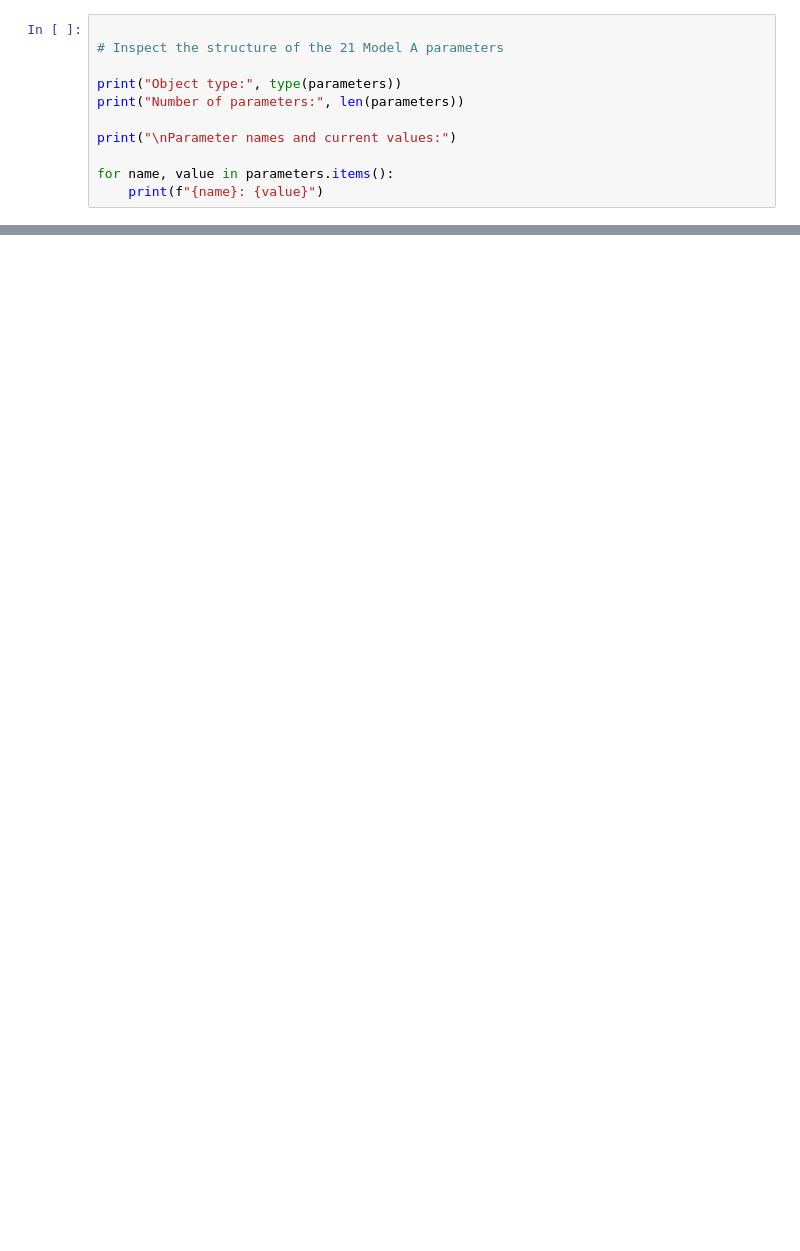
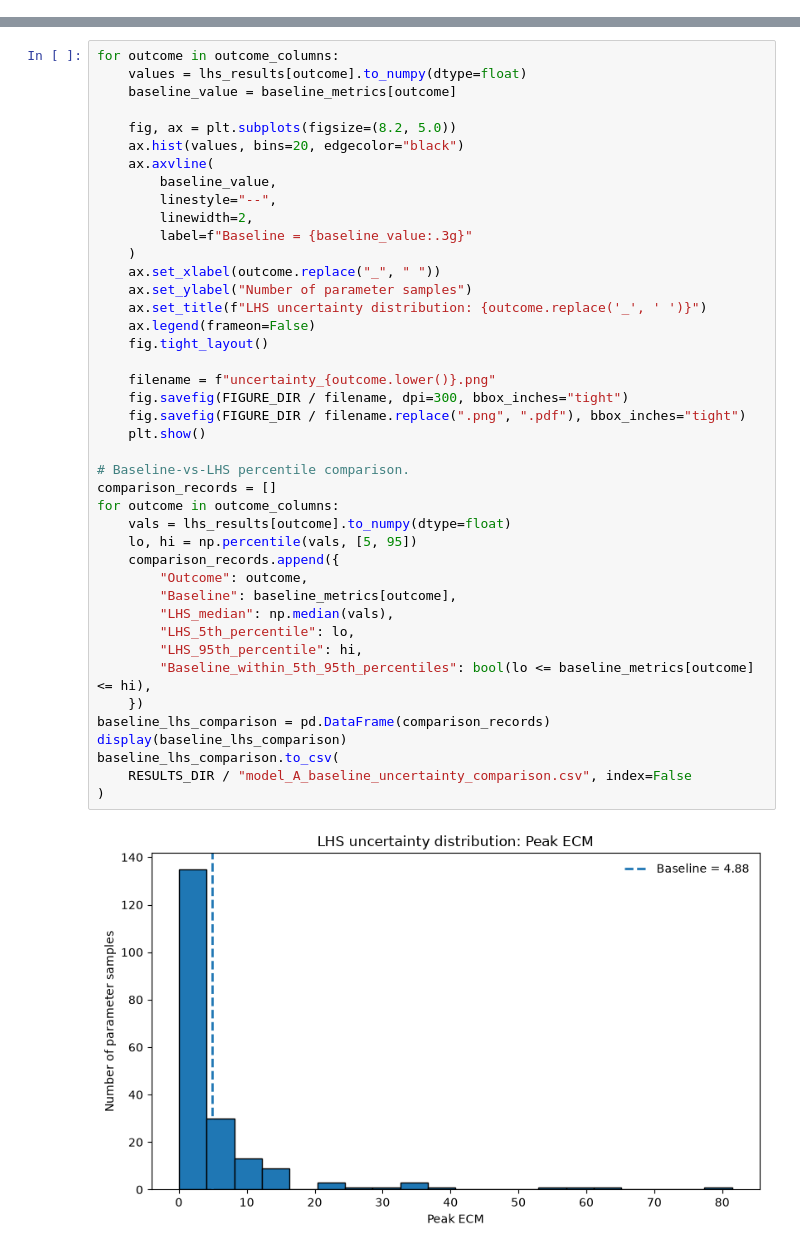
Before and after one commit to frifaldy-byte/crohns-fibrostenosis-ode-model, a Jupyter notebook: 01_model_setup.ipynb, the cells around one changed output, grey strips where cells are left out. Drawn from its saved outputs; the diff is of its cells as text; blank space fills up the shorter version.

Commit message:
Update ODE simulations, fix NumPy compatibility, and save figures

```diff
--- a/01_model_setup.ipynb
+++ b/01_model_setup.ipynb
@@ -2126,11 +0,0 @@ The objective is to distinguish experimentally supported quantities from derived
-# %%
-
-# Inspect the structure of the 21 Model A parameters
-
-print("Object type:", type(parameters))
-print("Number of parameters:", len(parameters))
-
-print("\nParameter names and current values:")
-
-for name, value in parameters.items():
-    print(f"{name}: {value}")
@@ -7465,0 +618,44 @@ Output directory: /workspaces/crohns-fibrostenosis-ode-model/figures
+# %%
+for outcome in outcome_columns:
+    values = lhs_results[outcome].to_numpy(dtype=float)
+    baseline_value = baseline_metrics[outcome]
+
+    fig, ax = plt.subplots(figsize=(8.2, 5.0))
+    ax.hist(values, bins=20, edgecolor="black")
+    ax.axvline(
+        baseline_value,
+        linestyle="--",
+        linewidth=2,
+        label=f"Baseline = {baseline_value:.3g}"
+    )
+    ax.set_xlabel(outcome.replace("_", " "))
+    ax.set_ylabel("Number of parameter samples")
+    ax.set_title(f"LHS uncertainty distribution: {outcome.replace('_', ' ')}")
+    ax.legend(frameon=False)
+    fig.tight_layout()
+
+    filename = f"uncertainty_{outcome.lower()}.png"
+    fig.savefig(FIGURE_DIR / filename, dpi=300, bbox_inches="tight")
+    fig.savefig(FIGURE_DIR / filename.replace(".png", ".pdf"), bbox_inches="tight")
+    plt.show()
+
+# Baseline-vs-LHS percentile comparison.
+comparison_records = []
+for outcome in outcome_columns:
+    vals = lhs_results[outcome].to_numpy(dtype=float)
+    lo, hi = np.percentile(vals, [5, 95])
+    comparison_records.append({
+        "Outcome": outcome,
+        "Baseline": baseline_metrics[outcome],
+        "LHS_median": np.median(vals),
+        "LHS_5th_percentile": lo,
+        "LHS_95th_percentile": hi,
+        "Baseline_within_5th_95th_percentiles": bool(lo <= baseline_metrics[outcome] <= hi),
+    })
+baseline_lhs_comparison = pd.DataFrame(comparison_records)
+display(baseline_lhs_comparison)
+baseline_lhs_comparison.to_csv(
+    RESULTS_DIR / "model_A_baseline_uncertainty_comparison.csv", index=False
+)
+# %% [output]
+[figure, added]
```
Also changed, not shown: parts of 138 cells of this notebook, 35 other files.
